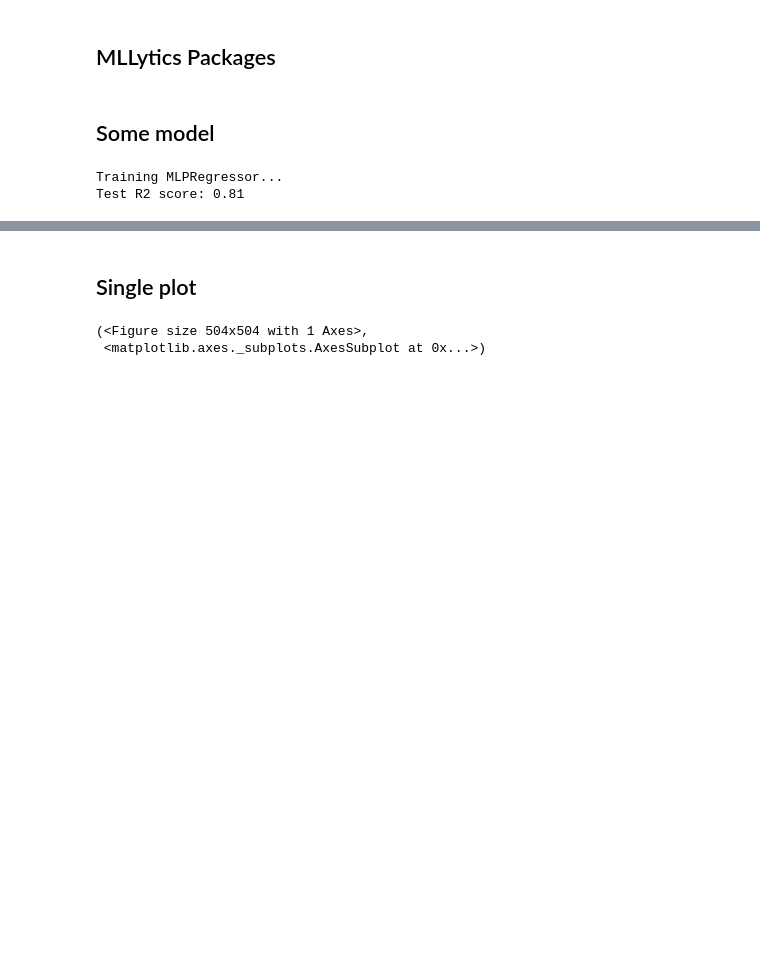
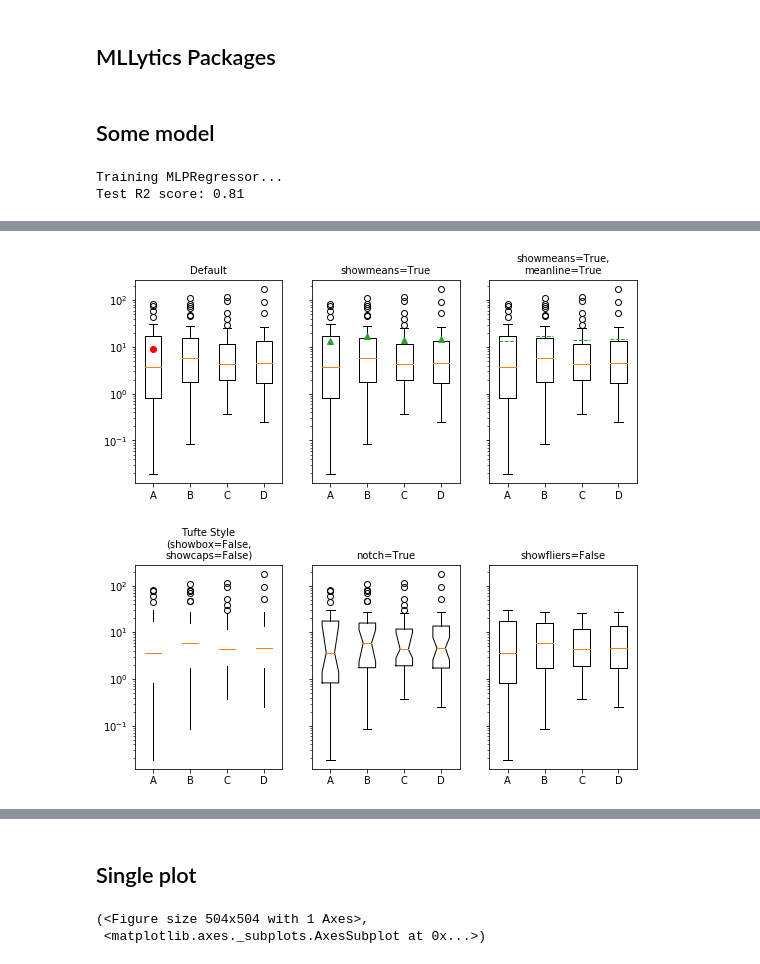
Before and after one commit to scottclay/MLLytics, a Jupyter notebook: examples/pdp.ipynb, the cells around one changed output, grey strips where cells are left out. Saved outputs shown, nothing was run; the diff lists cells and outputs as text; code cells hidden in the pictures; blank space fills up the shorter version.

```diff
--- a/examples/pdp.ipynb
+++ b/examples/pdp.ipynb
@@ -37,3 +37,14 @@ print("Test R2 score: {:.2f}".format(est.score(X_test, y_test)))
 # %% [output]
 Training MLPRegressor...
 Test R2 score: 0.81
+# %%
+#https://matplotlib.org/gallery/statistics/bxp.html
+import matplotlib.cbook as cbook
+
+# fake data
+np.random.seed(19680801)
+data = np.random.lognormal(size=(37, 4), mean=1.5, sigma=1.75)
+labels = list('ABCD')
+
+# compute the boxplot stats
+stats = cbook.boxplot_stats(data, labels=labels, bootstrap=10000)
@@ -39,0 +65,33 @@ Test R2 score: 0.81
+# %%
+fs=10
+
+fig, axs = plt.subplots(nrows=2, ncols=3, figsize=(9, 9), sharey=True)
+axs[0, 0].bxp(stats)
+axs[0, 0].set_title('Default', fontsize=fs)
+
+axs[0, 1].bxp(stats, showmeans=True)
+axs[0, 1].set_title('showmeans=True', fontsize=fs)
+
+axs[0, 2].bxp(stats, showmeans=True, meanline=True)
+axs[0, 2].set_title('showmeans=True,\nmeanline=True', fontsize=fs)
+
+axs[1, 0].bxp(stats, showbox=False, showcaps=False)
+tufte_title = 'Tufte Style\n(showbox=False,\nshowcaps=False)'
+axs[1, 0].set_title(tufte_title, fontsize=fs)
+
+axs[1, 1].bxp(stats, shownotches=True)
+axs[1, 1].set_title('notch=True', fontsize=fs)
+
+axs[1, 2].bxp(stats, showfliers=False)
+axs[1, 2].set_title('showfliers=False', fontsize=fs)
+
+for ax in axs.flat:
+    ax.set_yscale('log')
+    #ax.set_yticklabels([])
+
+axs[0, 0].scatter(1, 9, color='red')
+
+fig.subplots_adjust(hspace=0.4)
+plt.show()
+# %% [output]
+[figure, added]
```
Also changed, not shown: parts of 14 cells of this notebook, 6 other files.
